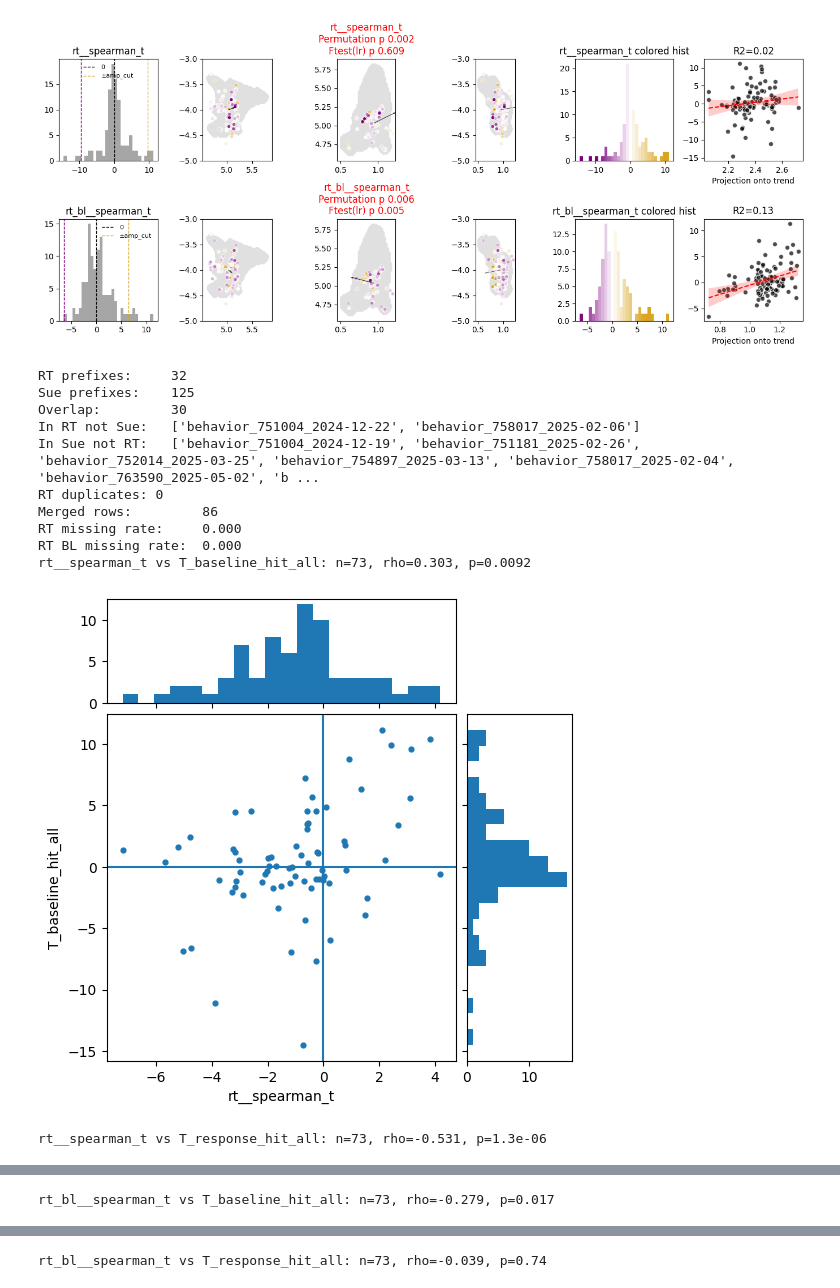
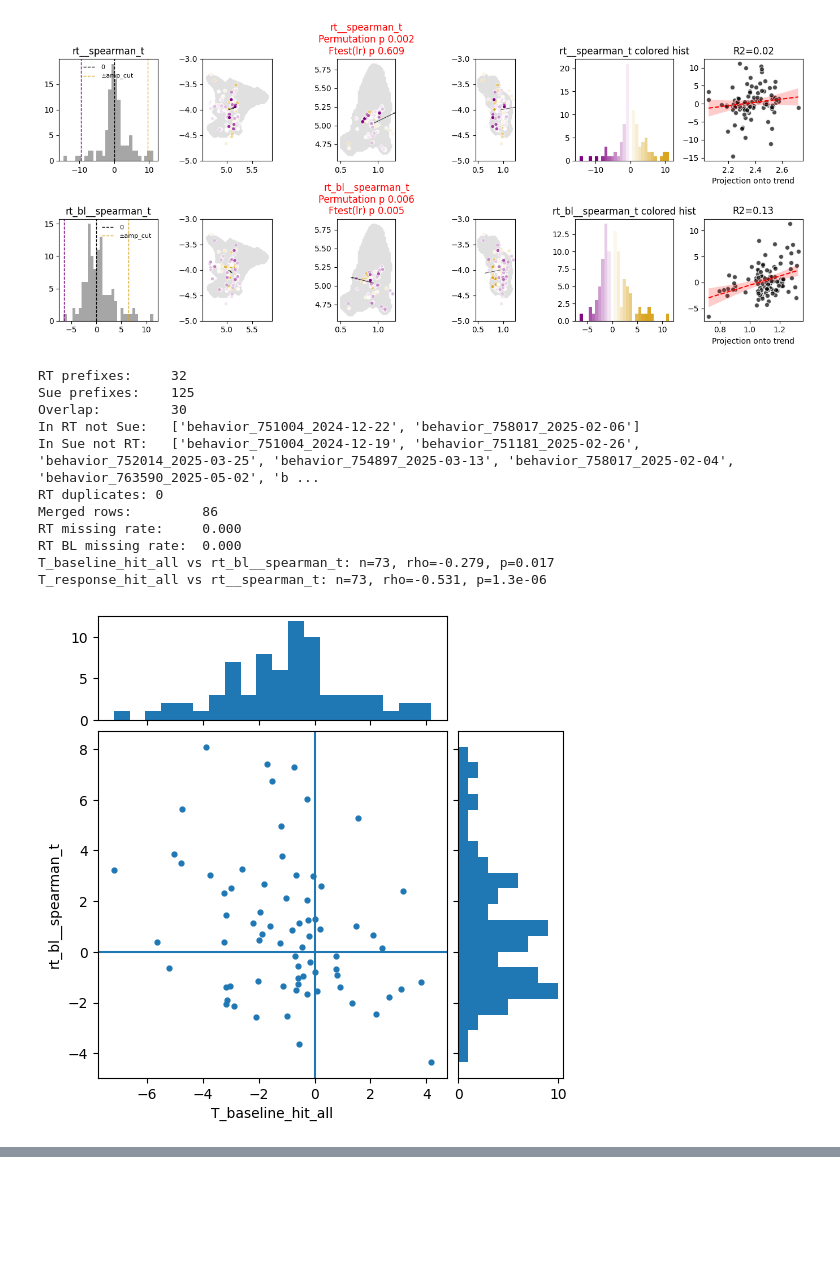
Before and after one commit to AllenNeuralDynamics/LC-ephys-tonguemovements, a Jupyter notebook: code/tongue_kinematics_ephys_figures.ipynb, the cells around one changed output, grey strips where cells are left out. Saved outputs shown, nothing was run; the diff lists cells and outputs as text; code cells hidden in the pictures; blank space fills up the shorter version.

```diff
--- a/code/tongue_kinematics_ephys_figures.ipynb
+++ b/code/tongue_kinematics_ephys_figures.ipynb
@@ -2087,6 +2099,14 @@ for ind, (feature, colormap) in enumerate(feature_map.items()):
     ax_hist.axvline(upper_limit, color=colormap(1.0), linestyle='--', linewidth=1, label='±amp_cut')
     ax_hist.axvline(lower_limit, color=colormap(0.0), linestyle='--', linewidth=1)
     ax_hist.legend(frameon=False, fontsize=8)
+    curr_csv = pd.DataFrame({feature: color})
+    ##FigureS15m## rt__spearman_t, histogram
+##FigureS15j## rt_bl__spearman_t, histogram
+    if feature == 'rt__spearman_t':
+        curr_csv.to_csv(os.path.join(FIG_DIR, f'FigureS15m_{feature}.csv'))
+    elif feature == 'rt_bl__spearman_t':
+        curr_csv.to_csv(os.path.join(FIG_DIR, f'FigureS15j_{feature}.csv'))
+
 
     # === Sort and filter ===
     valid = mask & np.isfinite(color_reg) & np.all(np.isfinite(ccfs), axis=1)
@@ -2193,15 +2213,15 @@ for ind, (feature, colormap) in enumerate(feature_map.items()):
 
 plt.tight_layout()
 
-##FigureS15m## rt__spearman_t
-##FigureS15j## rt_bl__spearman_t
+##FigureS15m## rt__spearman_t, histogram
+##FigureS15j## rt_bl__spearman_t, histogram
 
 
 if SAVE_FIG:
         FIG_DIR.mkdir(parents=True, exist_ok=True)
 
-        plt.savefig(FIG_DIR / "spatial_tstats.png", dpi=300, bbox_inches="tight")
-        plt.savefig(FIG_DIR / "spatial_tstats.svg", dpi=300, bbox_inches="tight")
+        plt.savefig(FIG_DIR / "FigureS15jm_spatial_tstats.png", dpi=300, bbox_inches="tight")
+        plt.savefig(FIG_DIR / "FigureS15jm_spatial_tstats.svg", dpi=300, bbox_inches="tight")
 # %% [output]
 [figure]
 # %%
@@ -2262,39 +2282,50 @@ def scatter_with_marginals(x, y, x_label, y_label, bins=20):
                            hspace=0.05, wspace=0.05)
     ax_scatter = fig.add_subplot(gs[1, 0])
     ax_histx   = fig.add_subplot(gs[0, 0], sharex=ax_scatter)
     ax_histy   = fig.add_subplot(gs[1, 1], sharey=ax_scatter)
 
     ax_scatter.scatter(x, y, s=12)
     ax_scatter.axhline(0); ax_scatter.axvline(0)
     ax_scatter.set_xlabel(x_label); ax_scatter.set_ylabel(y_label)
     ax_histx.hist(x, bins=bins); ax_histy.hist(y, bins=bins, orientation="horizontal")
     ax_histx.tick_params(labelbottom=False); ax_histy.tick_params(labelleft=False)
 
     plt.tight_layout();
     if SAVE_FIG:
         FIG_DIR.mkdir(parents=True, exist_ok=True)
         fname = f"scatter_{x_label}_vs_{y_label}"
         plt.savefig(FIG_DIR / f"{fname}.png", dpi=300, bbox_inches="tight")
         plt.savefig(FIG_DIR / f"{fname}.svg", dpi=300, bbox_inches="tight")
-    plt.show()
+    return fig
 
-my_cols  = ["rt__spearman_t", "rt_bl__spearman_t"]
+my_cols  = ["rt_bl__spearman_t", "rt__spearman_t"]
 sue_cols = ["T_baseline_hit_all", "T_response_hit_all"]
 
-for my_col in my_cols:
-    for sue_col in sue_cols:
-        scatter_with_marginals(sue_plus[sue_col].to_numpy(), sue_plus[my_col].to_numpy(),
-                               my_col, sue_col)
+
+for fig_ind in range(len(my_cols)):
+    my_col = my_cols[fig_ind]
+    sue_col = sue_cols[fig_ind]
+    fig = scatter_with_marginals(sue_plus[sue_col].to_numpy(), sue_plus[my_col].to_numpy(),
+                            sue_col, my_col)
+    curr_csv = pd.DataFrame({sue_col:sue_plus[sue_col].to_numpy(), my_col:sue_plus[my_col].to_numpy()})
+    if fig_ind == 0:
+        curr_csv.to_csv(os.path.join(FIG_DIR, f'FigureS15k_{sue_col}vs{my_col}.csv'))
+        fig.savefig(os.path.join(FIG_DIR, f'FigureS15k_{sue_col}vs{my_col}.pdf'))
+    elif fig_ind == 1:
+        curr_csv.to_csv(os.path.join(FIG_DIR, f'FigureS15n_{sue_col}vs{my_col}.csv'))
+        fig.savefig(os.path.join(FIG_DIR, f'FigureS15n_{sue_col}vs{my_col}.pdf'))
+    ##FigureS15k## (fig_ind_1)
+    ##FigureS15n## (fig_ind_2)
 # %% [output]
 RT prefixes:     32
 Sue prefixes:    125
 Overlap:         30
 In RT not Sue:   ['behavior_751004_2024-12-22', 'behavior_758017_2025-02-06']
 In Sue not RT:   ['behavior_751004_2024-12-19', 'behavior_751181_2025-02-26', 'behavior_752014_2025-03-25', 'behavior_754897_2025-03-13', 'behavior_758017_2025-02-04', 'behavior_763590_2025-05-02', 'b ...
 RT duplicates: 0
 Merged rows:         86
 RT missing rate:     0.000
 RT BL missing rate:  0.000
-rt__spearman_t vs T_baseline_hit_all: n=73, rho=0.303, p=0.0092
+T_baseline_hit_all vs rt_bl__spearman_t: n=73, rho=-0.279, p=0.017
+T_response_hit_all vs rt__spearman_t: n=73, rho=-0.531, p=1.3e-06
-[figure, old version]
+[figure, new version]
-rt__spearman_t vs T_response_hit_all: n=73, rho=-0.531, p=1.3e-06
@@ -2302 +2332,0 @@ rt__spearman_t vs T_response_hit_all: n=73, rho=-0.531, p=1.3e-06
-rt_bl__spearman_t vs T_baseline_hit_all: n=73, rho=-0.279, p=0.017
@@ -2304 +2332,0 @@ rt_bl__spearman_t vs T_baseline_hit_all: n=73, rho=-0.279, p=0.017
-rt_bl__spearman_t vs T_response_hit_all: n=73, rho=-0.039, p=0.74
```
Also changed, not shown: parts of 4 cells of this notebook.
